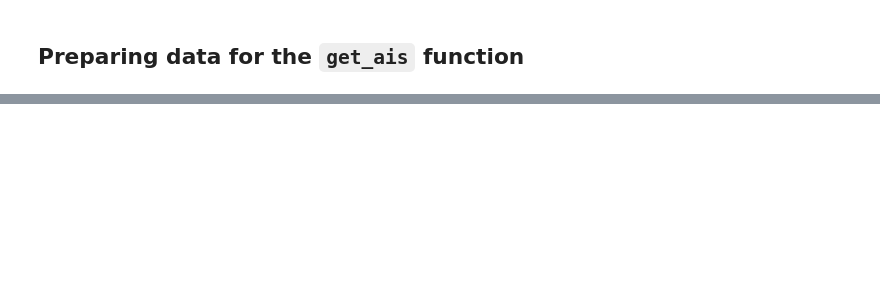
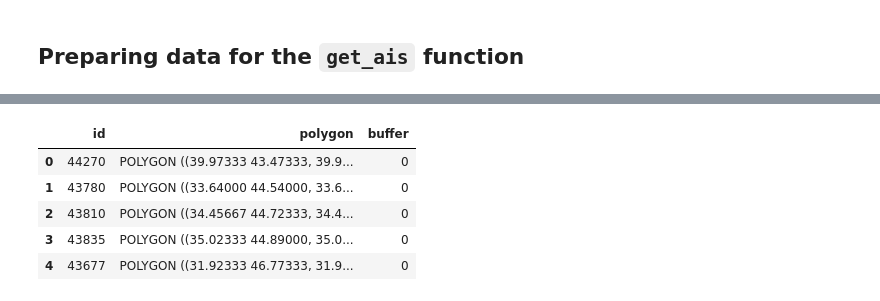
Before and after one commit to InseeFrLab/hackathon-un-2022, a Jupyter notebook: notebooks/ports_sspcloud.ipynb, the cells around one changed output, grey strips where cells are left out. Drawn from its saved outputs; the diff is of its cells as text; code cells hidden in the pictures; blank space fills up the shorter version.

```diff
--- a/notebooks/ports_sspcloud.ipynb
+++ b/notebooks/ports_sspcloud.ipynb
@@ -101,11 +101,11 @@ df = df[['World Port Index Number', 'Region Name', 'Main Port Name', 'World Wate
 df['coordinates'] = [Point(xy) for xy in zip(df.long, df.lat)]
 # %%
 # Note cap_style: round = 1, flat = 2, square = 3
-df['port_coverage'] = gpd.GeoSeries(df['coordinates']).buffer(0.05, cap_style = 3)
+df['port_coverage'] = gpd.GeoSeries(df['coordinates']).buffer(0.04, cap_style = 3)
 # %% [markdown]
 Creating buffer.
 # %%
-df['port_buffer'] = gpd.GeoSeries(df['coordinates']).buffer(0.1, cap_style = 3)
+df['port_buffer'] = gpd.GeoSeries(df['coordinates']).buffer(0.08, cap_style = 3)
 # %%
 df1 = gpd.GeoDataFrame({'geometry': df['port_coverage'], 'df1': df['id']})
 df2 = gpd.GeoDataFrame({'geometry': df['port_buffer'], 'df2': df['id']})
@@ -177 +186,23 @@ df_black_azov[['id', 'port_coverage']]
+# %%
+from geopandas import gpd
+
+ports = gpd.GeoDataFrame(df_black_azov[['id', 'port_coverage']]).rename(
+    columns={'port_coverage': 'polygon'}
+)
+ports['buffer'] = 0
+port_buffers = gpd.GeoDataFrame(df_black_azov[['id', 'port_buffer']]).rename(
+    columns={'port_buffer': 'polygon'}
+)
+port_buffers['buffer'] = 1
+polys = gpd.GeoDataFrame(pd.concat([ports, port_buffers], ignore_index=True),
+                         geometry='polygon')
+# %%
+polys.head()
+# %% [output]
+|  | id | polygon | buffer |
+| 0 | 44270 | POLYGON ((39.97333 43.47333, 39.9... | 0 |
+| 1 | 43780 | POLYGON ((33.64000 44.54000, 33.6... | 0 |
+| 2 | 43810 | POLYGON ((34.45667 44.72333, 34.4... | 0 |
+| 3 | 43835 | POLYGON ((35.02333 44.89000, 35.0... | 0 |
+| 4 | 43677 | POLYGON ((31.92333 46.77333, 31.9... | 0 |
 # %%
```
Also changed, not shown: parts of 5 cells of this notebook.
